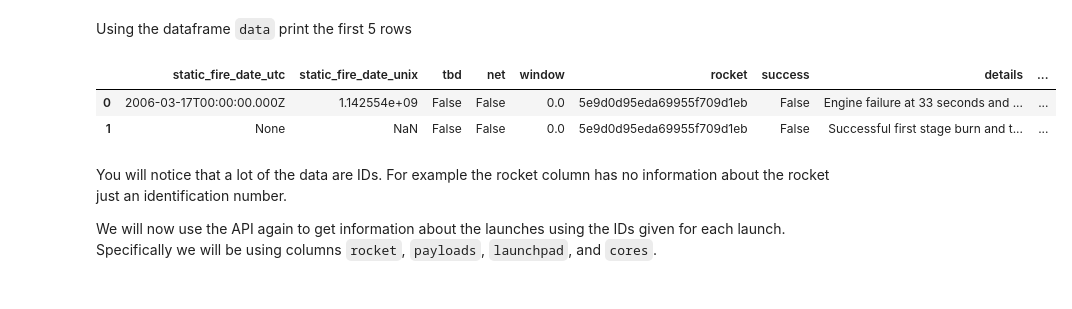
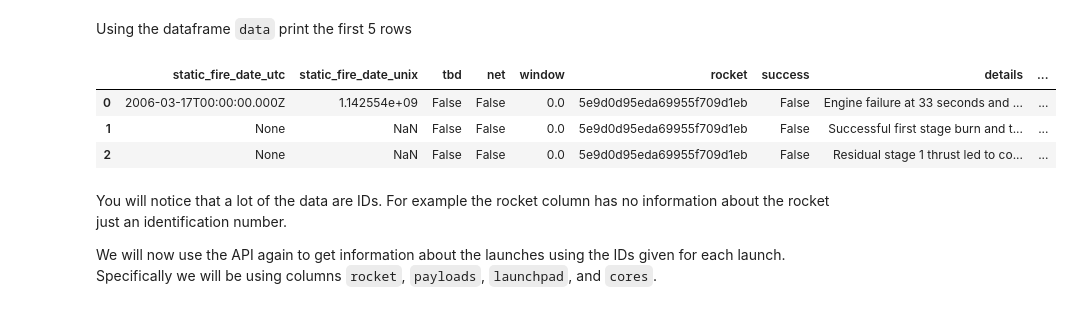
Before and after one commit to DmytroPoluektov/prj2, a Jupyter notebook: SpaceX Launches Data Collection API Lab.ipynb, the cells around one changed output. Drawn from its saved outputs; the diff is of its cells as text; code cells hidden in the pictures.

```diff
--- a/SpaceX Launches Data Collection API Lab.ipynb
+++ b/SpaceX Launches Data Collection API Lab.ipynb
@@ -131,11 +131,12 @@ data = pd.json_normalize(response2.json())
 Using the dataframe <code>data</code> print the first 5 rows
 # %%
 # Get the head of the dataframe
-data.head(2)
+data.head(3)
 # %% [output]
 |  | static_fire_date_utc | static_fire_date_unix | tbd | net | window | rocket | success | details | ... |
 | 0 | 2006-03-17T00:00:00.000Z | 1.142554e+09 | False | False | 0.0 | 5e9d0d95eda69955f709d1eb | False | Engine failure at 33 seconds and ... | ... |
 | 1 | None | NaN | False | False | 0.0 | 5e9d0d95eda69955f709d1eb | False | Successful first stage burn and t... | ... |
+| 2 | None | NaN | False | False | 0.0 | 5e9d0d95eda69955f709d1eb | False | Residual stage 1 thrust led to co... | ... |
 # %% [markdown]
 You will notice that a lot of the data are IDs. For example the rocket column has no information about the rocket just an identification number.
 
```
Also changed, not shown: parts of 8 cells of this notebook.
